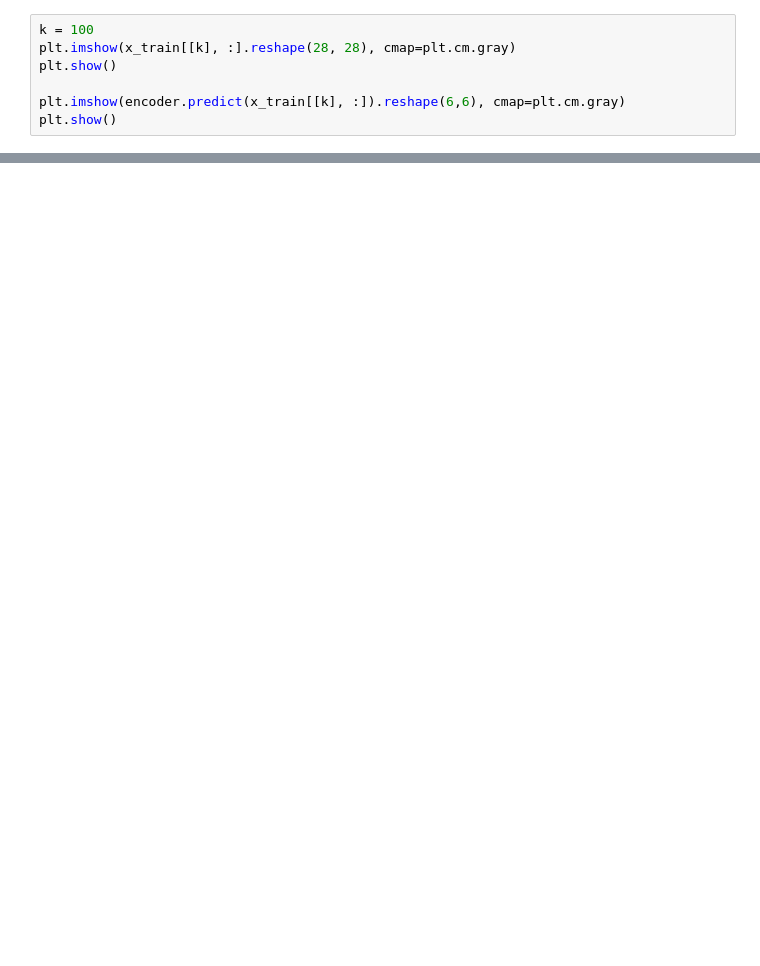
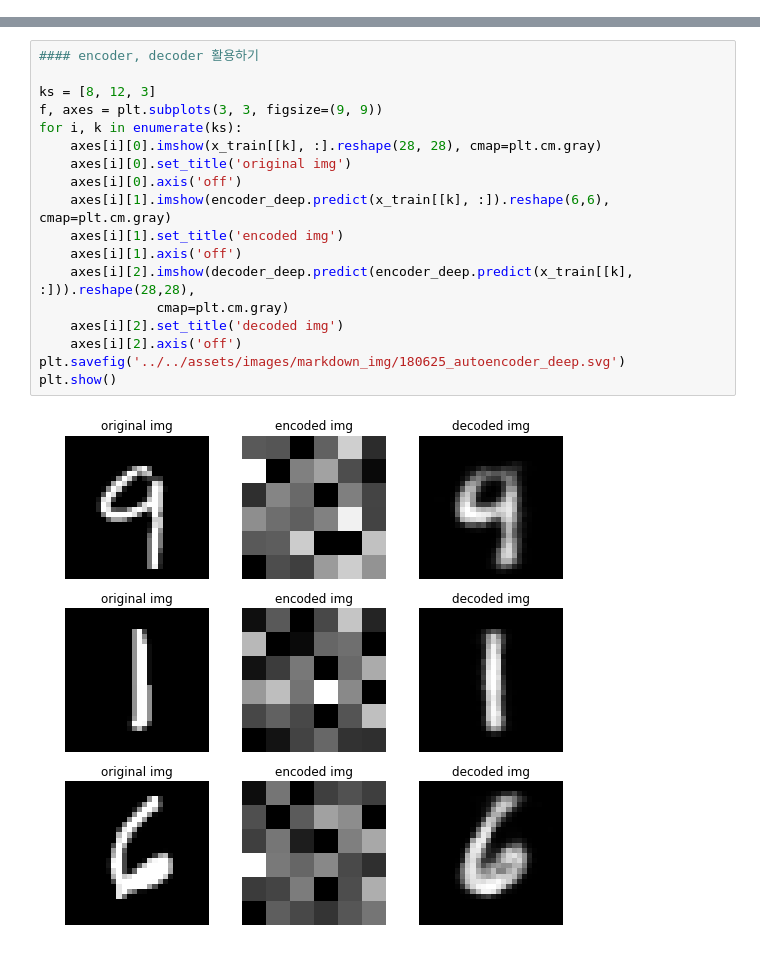
Before and after one commit to frhyme/frhyme.github.io, a Jupyter notebook: _posts/personal_ipynb/180624-autoencoder.ipynb, the cells around one changed output, grey strips where cells are left out. Cells and saved outputs as stored; diff of their text form; blank space fills up the shorter version.

```diff
--- a/_posts/personal_ipynb/180624-autoencoder.ipynb
+++ b/_posts/personal_ipynb/180624-autoencoder.ipynb
@@ -232,7 +101,0 @@ _________________________________________________________________
-# %%
-k = 100
-plt.imshow(x_train[[k], :].reshape(28, 28), cmap=plt.cm.gray)
-plt.show()
-
-plt.imshow(encoder.predict(x_train[[k], :]).reshape(6,6), cmap=plt.cm.gray)
-plt.show()
@@ -242,3 +189,23 @@ plt.show()
+# %%
+#### encoder, decoder 활용하기
+
+ks = [8, 12, 3]
+f, axes = plt.subplots(3, 3, figsize=(9, 9))
+for i, k in enumerate(ks):
+    axes[i][0].imshow(x_train[[k], :].reshape(28, 28), cmap=plt.cm.gray)
+    axes[i][0].set_title('original img')
+    axes[i][0].axis('off')
+    axes[i][1].imshow(encoder_deep.predict(x_train[[k], :]).reshape(6,6), cmap=plt.cm.gray)
+    axes[i][1].set_title('encoded img')
+    axes[i][1].axis('off')
+    axes[i][2].imshow(decoder_deep.predict(encoder_deep.predict(x_train[[k], :])).reshape(28,28),
+               cmap=plt.cm.gray)
+    axes[i][2].set_title('decoded img')
+    axes[i][2].axis('off')
+plt.savefig('../../assets/images/markdown_img/180625_autoencoder_deep.svg')
+plt.show()
+# %% [output]
+[figure, added]
 # %%
 ################
 ### Convolutional auto encoder
```
Also changed, not shown: parts of 15 cells of this notebook, 4 other files.
